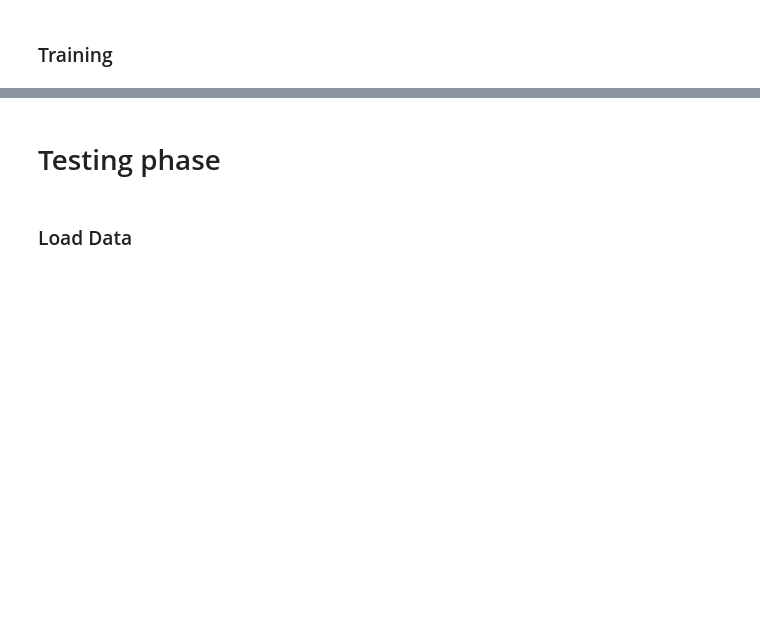
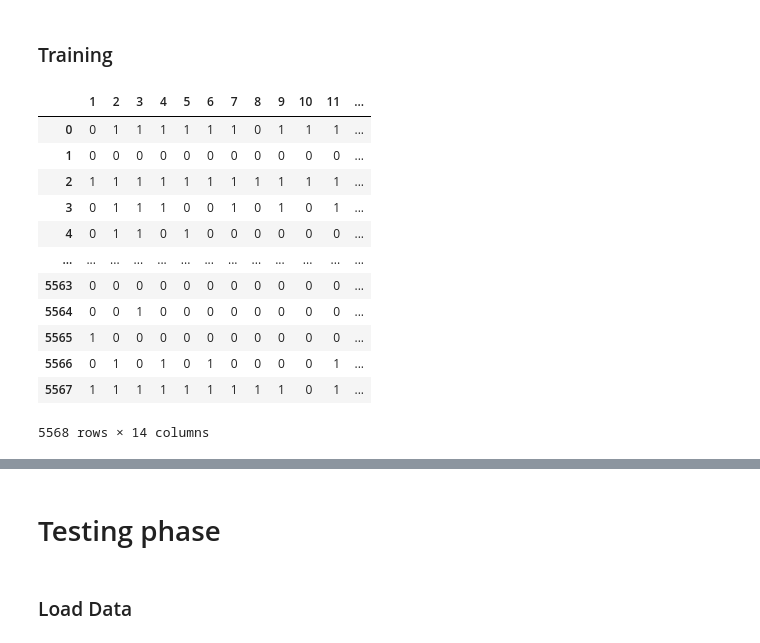
Before and after one commit to hermeschen1116/ncu-course, a Jupyter notebook: ML-HW6/main.ipynb, the cells around one changed output, grey strips where cells are left out. Saved outputs shown, nothing was run; the diff lists cells and outputs as text; code cells hidden in the pictures; blank space fills up the shorter version.

```diff
--- a/ML-HW6/main.ipynb
+++ b/ML-HW6/main.ipynb
@@ -21,6 +54,22 @@ train_data.drop('created_time', axis=1, inplace=True)
 ### Training
 # %%
 # X: feature from training dataframe
+data = train_set.drop(['mac_hash', 'label'], axis=1)
+data
+# %% [output]
+|  | 1 | 2 | 3 | 4 | 5 | 6 | 7 | 8 | 9 | 10 | 11 | ... |
+| 0 | 0 | 1 | 1 | 1 | 1 | 1 | 1 | 0 | 1 | 1 | 1 | ... |
+| 1 | 0 | 0 | 0 | 0 | 0 | 0 | 0 | 0 | 0 | 0 | 0 | ... |
+| 2 | 1 | 1 | 1 | 1 | 1 | 1 | 1 | 1 | 1 | 1 | 1 | ... |
+| 3 | 0 | 1 | 1 | 1 | 0 | 0 | 1 | 0 | 1 | 0 | 1 | ... |
+| 4 | 0 | 1 | 1 | 0 | 1 | 0 | 0 | 0 | 0 | 0 | 0 | ... |
+| ... | ... | ... | ... | ... | ... | ... | ... | ... | ... | ... | ... | ... |
+| 5563 | 0 | 0 | 0 | 0 | 0 | 0 | 0 | 0 | 0 | 0 | 0 | ... |
+| 5564 | 0 | 0 | 1 | 0 | 0 | 0 | 0 | 0 | 0 | 0 | 0 | ... |
+| 5565 | 1 | 0 | 0 | 0 | 0 | 0 | 0 | 0 | 0 | 0 | 0 | ... |
+| 5566 | 0 | 1 | 0 | 1 | 0 | 1 | 0 | 0 | 0 | 0 | 1 | ... |
+| 5567 | 1 | 1 | 1 | 1 | 1 | 1 | 1 | 1 | 1 | 0 | 1 | ... |
+5568 rows × 14 columns
 # %%
 # Y: label from training dataframe
 # you need to change your label from categorical encoding to one-hot encoding
```
Also changed, not shown: parts of 24 cells of this notebook, 1 other file.
